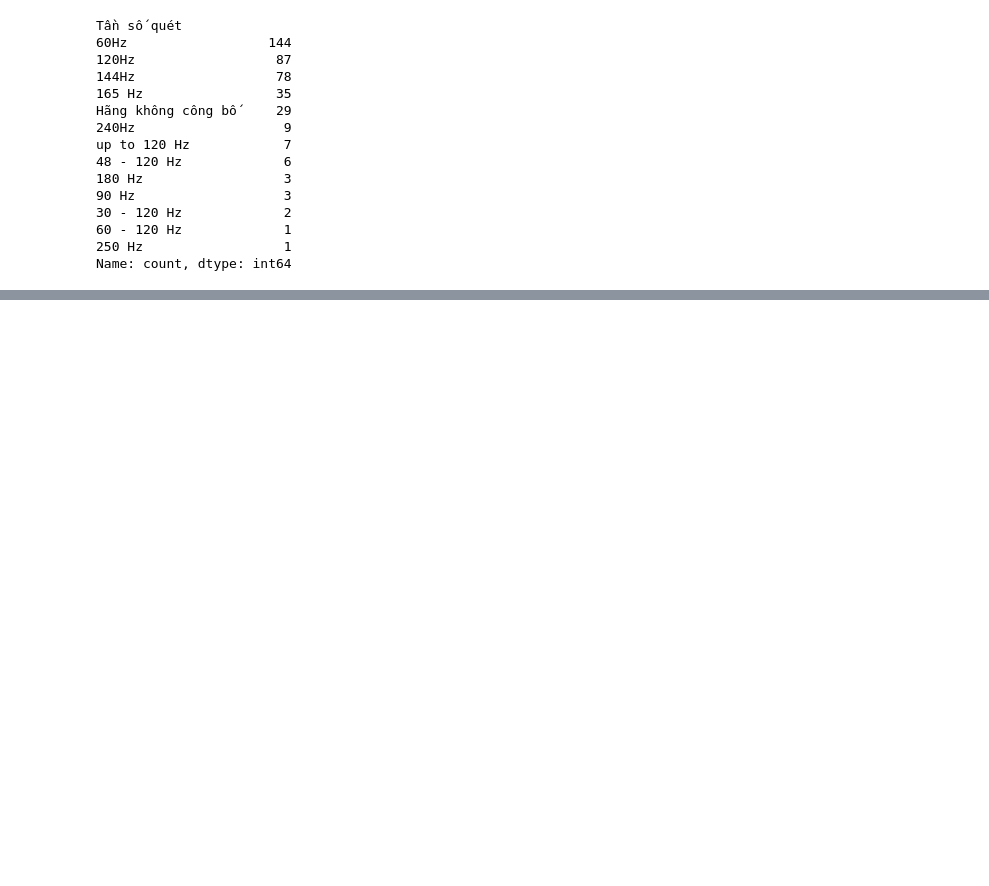
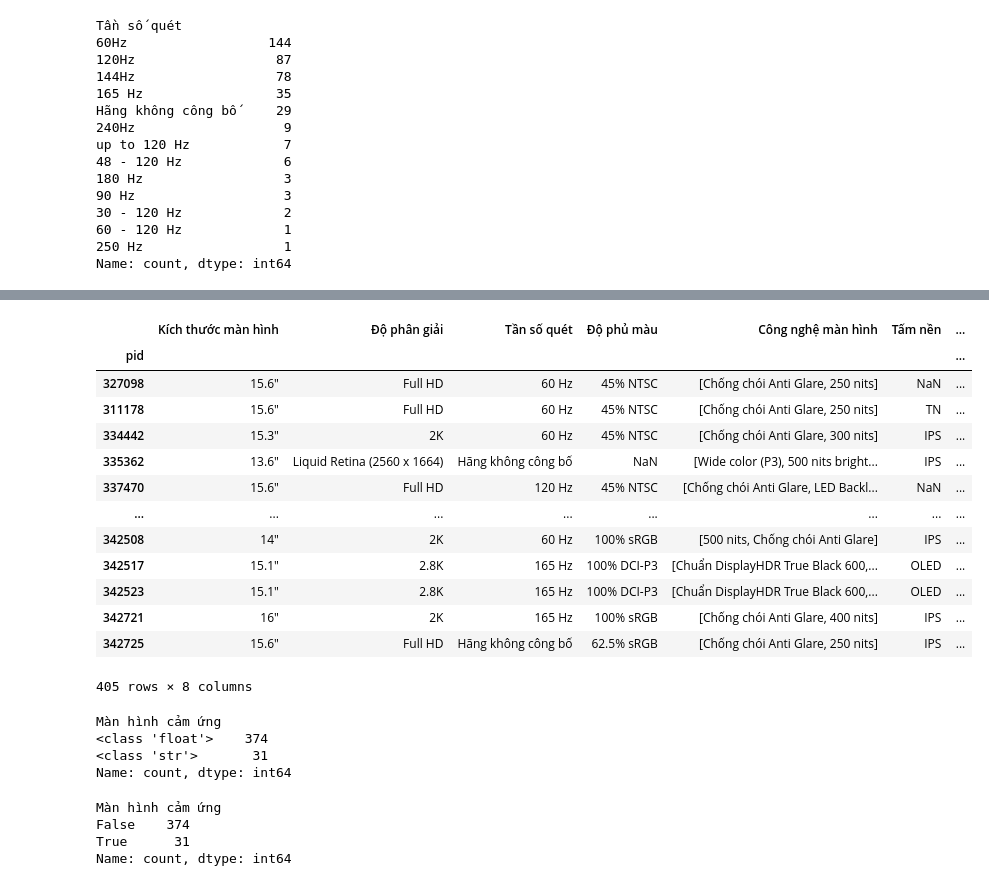
Before and after one commit to hoangf384/crawling-data, a Jupyter notebook: notebook/Monitor_clean.ipynb, the cells around one changed output, grey strips where cells are left out. Saved outputs shown, nothing was run; the diff lists cells and outputs as text; code cells hidden in the pictures; blank space fills up the shorter version.

```diff
--- a/notebook/Monitor_clean.ipynb
+++ b/notebook/Monitor_clean.ipynb
@@ -373,0 +422,40 @@ Name: count, dtype: int64
+# %%
+def extract_hz(value):
+    """
+    Trích xuất tần số quét (Hz) từ một chuỗi.
+
+    Hàm này tìm tất cả các giá trị số trong chuỗi đầu vào.
+    Nếu có nhiều số (ví dụ trong khoảng "30 - 120 Hz"),
+    giá trị lớn nhất sẽ được trả về. Nếu không tìm thấy số nào, trả về None.
+
+    Tham số
+    -------
+    value : str hoặc bất kỳ kiểu nào
+        Chuỗi đầu vào chứa thông tin về tần số quét (ví dụ: "60Hz", "30 - 120 Hz").
+        Các giá trị không phải chuỗi cũng có thể được truyền vào nhưng sẽ trả về None
+        nếu không tìm thấy số.
+
+    Kết quả trả về
+    --------------
+    int hoặc None
+        Tần số quét (Hz) được trích xuất (lấy giá trị lớn nhất nếu là khoảng),
+        hoặc None nếu không tìm thấy giá trị số nào.
+
+    Ví dụ
+    -----
+    >>> extract_hz("60Hz")
+    60
+    >>> extract_hz("30 - 120 Hz")
+    120
+    >>> extract_hz("Hãng không công bố")
+    None
+    """
+    nums = re.findall(r"\d+", str(value))
+    if not nums:
+        return f"Hãng không công bố"
+
+    nums = list(map(int, nums))
+    return f"{max(nums)} Hz"
+# %%
+monitor["Tần số quét"] = monitor["Tần số quét"].apply(extract_hz)
+monitor["Tần số quét"].value_counts()
@@ -373,0 +474,32 @@ Name: count, dtype: int64
+# %%
+monitor
+# %% [output]
+|  | Kích thước màn hình | Độ phân giải | Tần số quét | Độ phủ màu | Công nghệ màn hình | Tấm nền | ... |
+| pid |  |  |  |  |  |  | ... |
+| 327098 | 15.6" | Full HD | 60 Hz | 45% NTSC | [Chống chói Anti Glare, 250 nits] | NaN | ... |
+| 311178 | 15.6" | Full HD | 60 Hz | 45% NTSC | [Chống chói Anti Glare, 250 nits] | TN | ... |
+| 334442 | 15.3" | 2K | 60 Hz | 45% NTSC | [Chống chói Anti Glare, 300 nits] | IPS | ... |
+| 335362 | 13.6" | Liquid Retina (2560 x 1664) | Hãng không công bố | NaN | [Wide color (P3), 500 nits bright... | IPS | ... |
+| 337470 | 15.6" | Full HD | 120 Hz | 45% NTSC | [Chống chói Anti Glare, LED Backl... | NaN | ... |
+| ... | ... | ... | ... | ... | ... | ... | ... |
+| 342508 | 14" | 2K | 60 Hz | 100% sRGB | [500 nits, Chống chói Anti Glare] | IPS | ... |
+| 342517 | 15.1" | 2.8K | 165 Hz | 100% DCI-P3 | [Chuẩn DisplayHDR True Black 600,... | OLED | ... |
+| 342523 | 15.1" | 2.8K | 165 Hz | 100% DCI-P3 | [Chuẩn DisplayHDR True Black 600,... | OLED | ... |
+| 342721 | 16" | 2K | 165 Hz | 100% sRGB | [Chống chói Anti Glare, 400 nits] | IPS | ... |
+| 342725 | 15.6" | Full HD | Hãng không công bố | 62.5% sRGB | [Chống chói Anti Glare, 250 nits] | IPS | ... |
+405 rows × 8 columns
+# %%
+monitor["Màn hình cảm ứng"].map(type).value_counts()
+# %% [output]
+Màn hình cảm ứng
+<class 'float'>    374
+<class 'str'>       31
+Name: count, dtype: int64
+# %%
+monitor["Màn hình cảm ứng"] = monitor["Màn hình cảm ứng"].apply(lambda x: isinstance(x, str)) # -> trả về boolean
+monitor["Màn hình cảm ứng"].value_counts()
+# %% [output]
+Màn hình cảm ứng
+False    374
+True      31
+Name: count, dtype: int64
```
Also changed, not shown: parts of 7 cells of this notebook, 5 other files.
